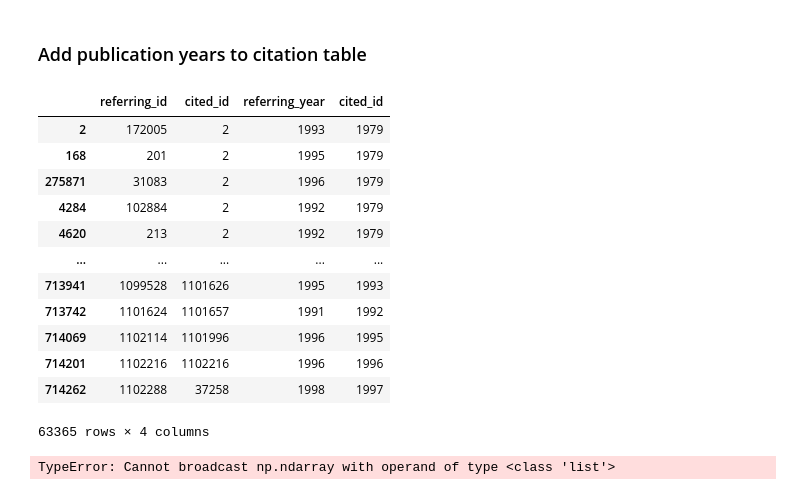
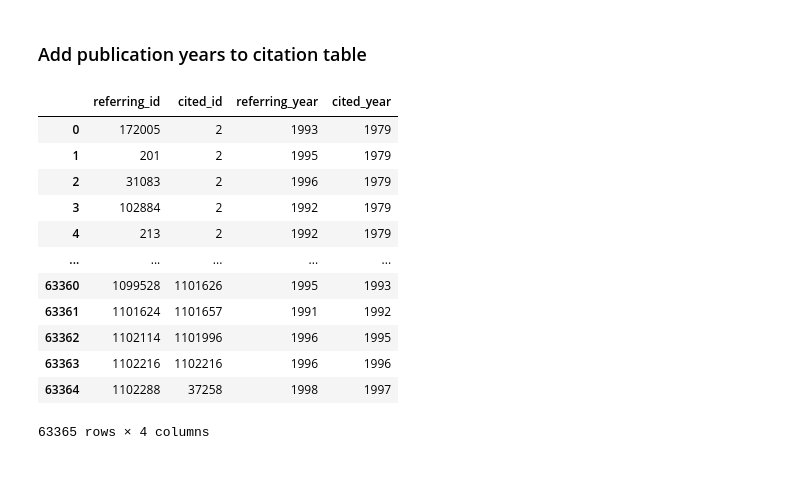
Before and after one commit to urielsinger/tNodeEmbed, a Jupyter notebook: data/CORA/cora.ipynb, the cells around one changed output. Cells and saved outputs as stored; diff of their text form; code cells hidden in the pictures.

```diff
--- a/data/CORA/cora.ipynb
+++ b/data/CORA/cora.ipynb
@@ -121,7 +116,7 @@ with open(CORA_PATH / "papers", 'r') as file:
         # Add the values to the dataframe
         df = df.append(row, ignore_index=True)
 
-df.set_index('id', inplace=True)
+#df.set_index('id', inplace=True)
 # Print the dataframe
 display(df)
 # %% [output]
@@ -275,29 +269,27 @@ classifications_df
 # %% [markdown]
 ### Add publication years to citation table
 # %%
-m = (
+citations_dates = (
     citations_df
         .merge(papers_df, left_on='referring_id', right_index=True)[['referring_id', 'cited_id', 'year']]
         .rename(columns={'year': 'referring_year'})
         .merge(papers_df, left_on='cited_id', right_index=True)[['referring_id', 'cited_id', 'referring_year', 'year']]
-        .rename(columns={'year': 'cited_id'})
+        .rename(columns={'year': 'cited_year'})
+        .reset_index(drop=True)
 )
-m
+display(citations_dates)
+citations_dates.to_csv("citations_with_dates.csv", index=False)
 # %% [output]
-|  | referring_id | cited_id | referring_year | cited_id |
-| 2 | 172005 | 2 | 1993 | 1979 |
-| 168 | 201 | 2 | 1995 | 1979 |
-| 275871 | 31083 | 2 | 1996 | 1979 |
-| 4284 | 102884 | 2 | 1992 | 1979 |
-| 4620 | 213 | 2 | 1992 | 1979 |
+|  | referring_id | cited_id | referring_year | cited_year |
+| 0 | 172005 | 2 | 1993 | 1979 |
+| 1 | 201 | 2 | 1995 | 1979 |
+| 2 | 31083 | 2 | 1996 | 1979 |
+| 3 | 102884 | 2 | 1992 | 1979 |
+| 4 | 213 | 2 | 1992 | 1979 |
 | ... | ... | ... | ... | ... |
-| 713941 | 1099528 | 1101626 | 1995 | 1993 |
-| 713742 | 1101624 | 1101657 | 1991 | 1992 |
-| 714069 | 1102114 | 1101996 | 1996 | 1995 |
-| 714201 | 1102216 | 1102216 | 1996 | 1996 |
-| 714262 | 1102288 | 37258 | 1998 | 1997 |
+| 63360 | 1099528 | 1101626 | 1995 | 1993 |
+| 63361 | 1101624 | 1101657 | 1991 | 1992 |
+| 63362 | 1102114 | 1101996 | 1996 | 1995 |
+| 63363 | 1102216 | 1102216 | 1996 | 1996 |
+| 63364 | 1102288 | 37258 | 1998 | 1997 |
 63365 rows × 4 columns
-# %%
-m.columns.pop(
-# %% [output]
-TypeError: Cannot broadcast np.ndarray with operand of type <class 'list'>
```
Also changed, not shown: parts of 8 cells of this notebook.
